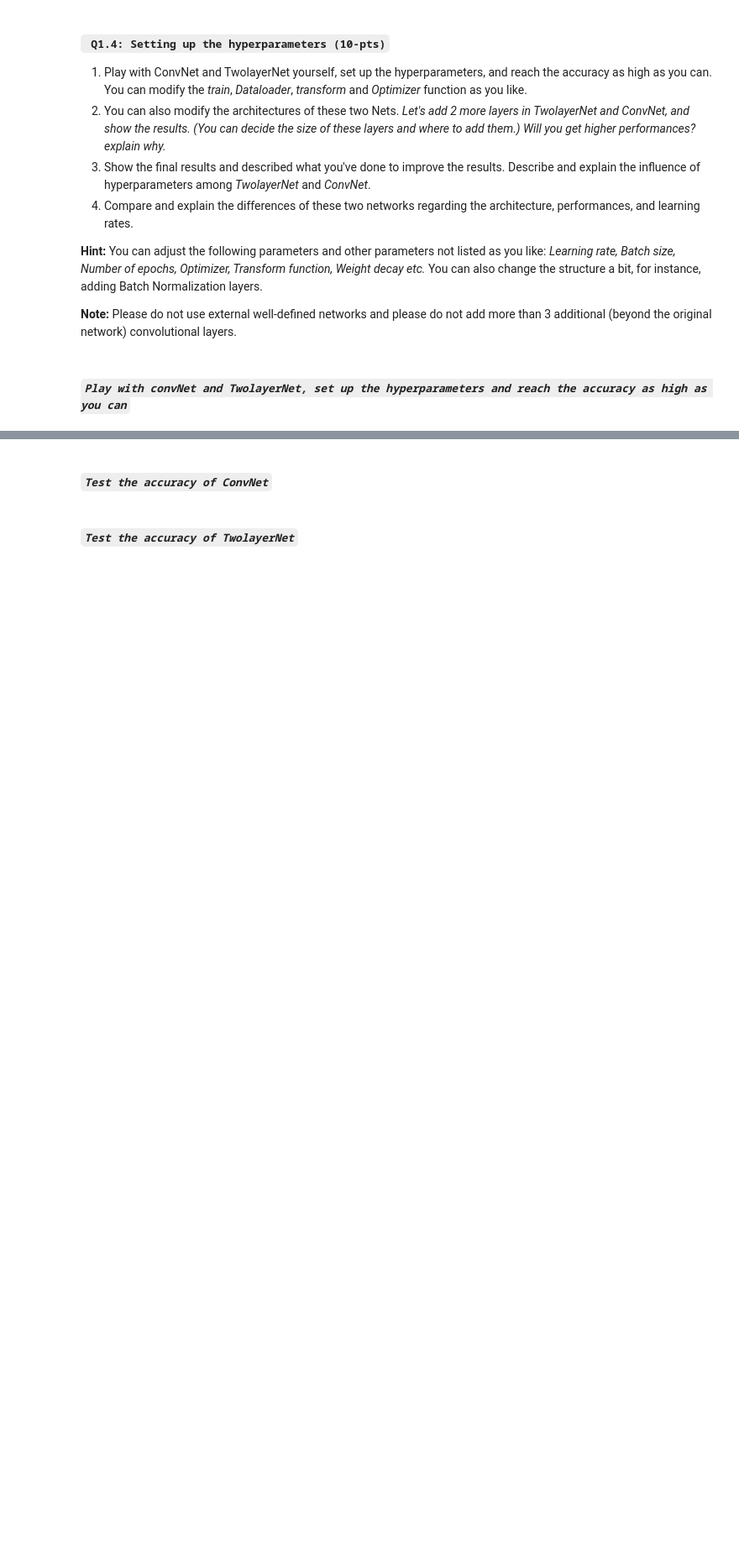
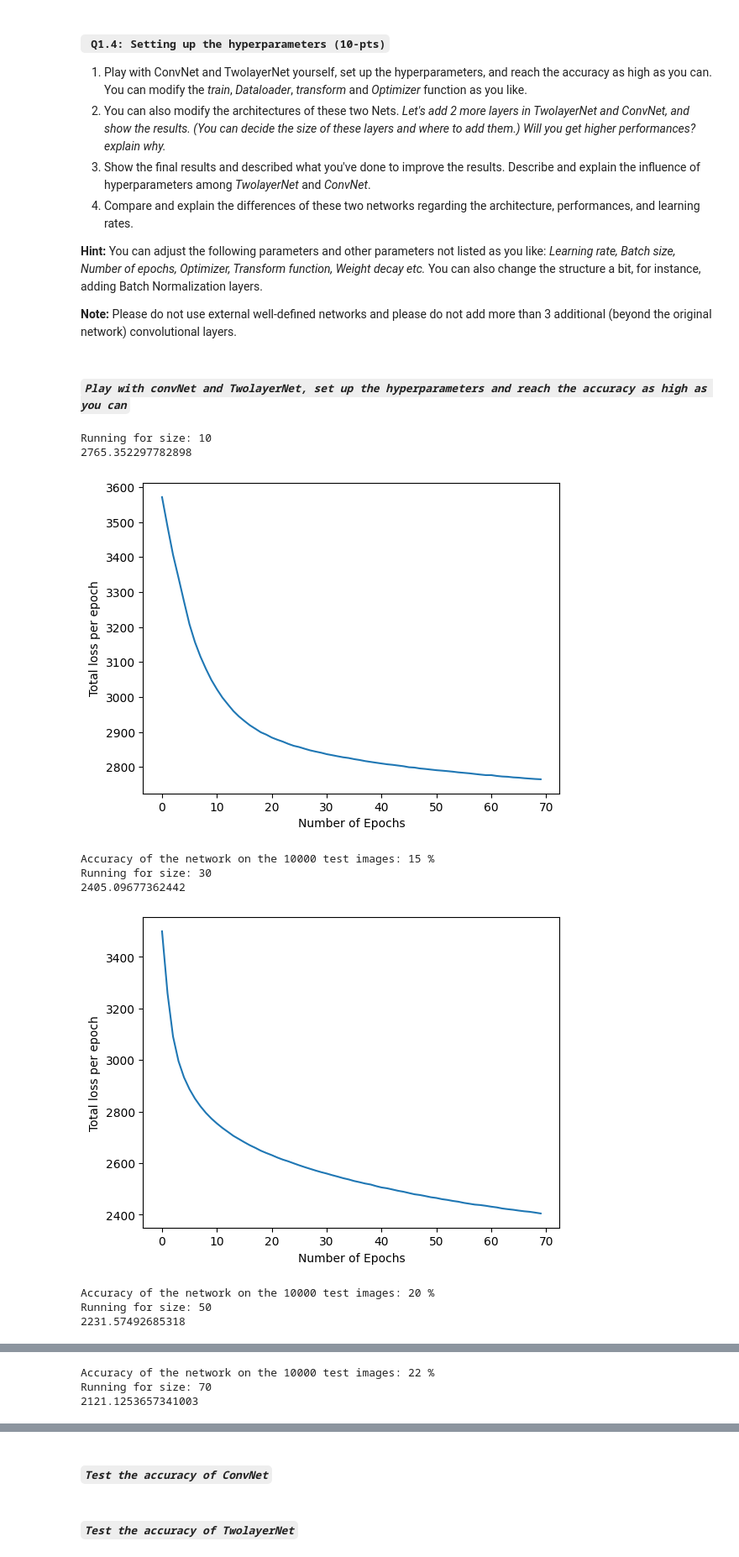
Before and after one commit to nordinbelkacemi/cv1-lab1, a Jupyter notebook: CNN Project/15096157_13740512_12556963_part2.ipynb, the cells around one changed output, grey strips where cells are left out. Shown at 84% size. Drawn from its saved outputs; the diff is of its cells as text; code cells hidden in the pictures; blank space fills up the shorter version.

Commit message:
Train the networks

```diff
--- a/CNN Project/15096157_13740512_12556963_part2.ipynb
+++ b/CNN Project/15096157_13740512_12556963_part2.ipynb
@@ -282,8 +287,6 @@ def valid_class(net, testloader, classes):
     return np.array(class_correct)/np.array(class_total)
 # %%
 def train(net, train_loader, epochs=100, folder="./model", lr=0.001, momentum=0.9):
-    # Determine the device to use
-    device = torch.device("cuda" if torch.cuda.is_available() else "cpu")
     #print(f'Training on {device}')
     optimizer = lambda model:torch.optim.SGD(model.parameters(), lr=lr, momentum=momentum)
     # Move the network to the device
@@ -359,3 +372,20 @@ You can modify the *train*,  *Dataloader*, *transform* and *Optimizer* function
 **Note:** Please do not use external well-defined networks and please do not add more than 3 additional (beyond the original network) convolutional layers.
 # %% [markdown]
 #### *`Play with convNet and TwolayerNet, set up the hyperparameters and reach the accuracy as high as you can`*
+# %%
+for size in range(10, 101, 20):
+    twolayer = TwoLayerNet(3*32*32, size, 100)
+    print("Running for size: "+str(size))
+    train(twolayer, train_data_loader, 70, folder="./twolayer")
+    valid(twolayer, test_data_loader)
+# %% [output]
+Running for size: 10
+2765.352297782898
+[figure, added]
+Accuracy of the network on the 10000 test images: 15 %
+Running for size: 30
+2405.09677362442
+[figure, added]
+Accuracy of the network on the 10000 test images: 20 %
+Running for size: 50
+2231.57492685318
@@ -361,0 +393,3 @@ You can modify the *train*,  *Dataloader*, *transform* and *Optimizer* function
+Accuracy of the network on the 10000 test images: 22 %
+Running for size: 70
+2121.1253657341003
```
Also changed, not shown: parts of 7 cells of this notebook.
